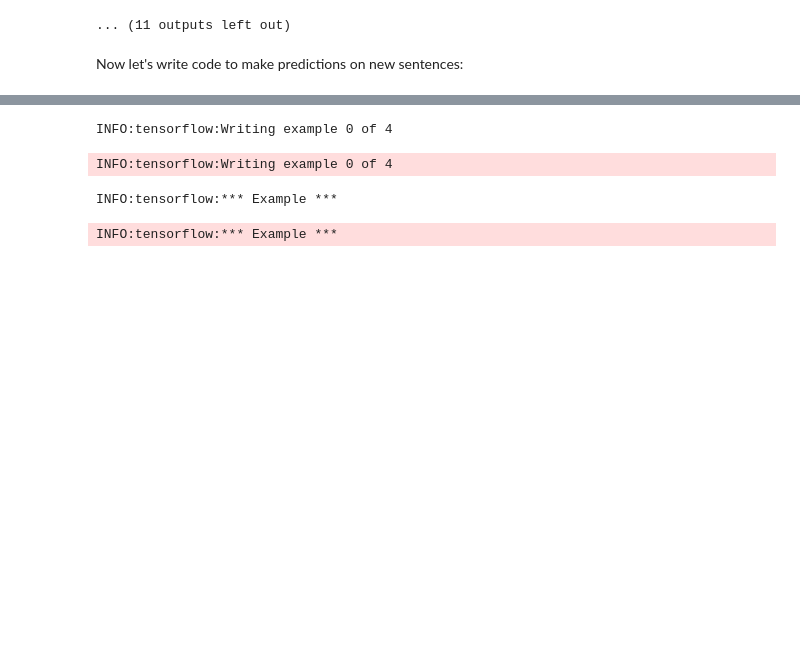
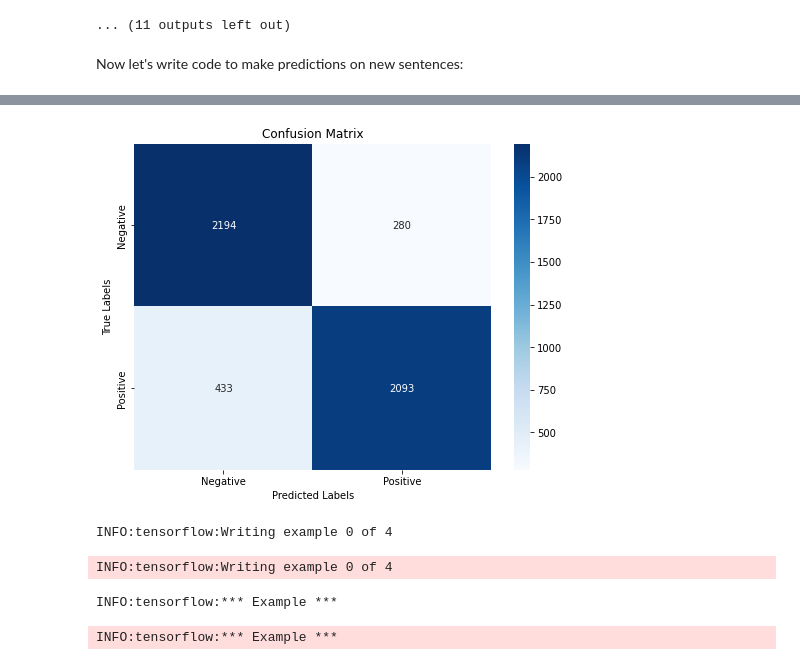
Before and after one commit to Heytgala/BERT-Model, a Jupyter notebook: MoviePrediction.ipynb, the cells around one changed output, grey strips where cells are left out. Drawn from its saved outputs; the diff is of its cells as text; code cells hidden in the pictures; blank space fills up the shorter version.

Commit message:
Final Movie Prediction Code

```diff
--- a/MoviePrediction.ipynb
+++ b/MoviePrediction.ipynb
@@ -324,8 +325,8 @@ def model_fn_builder(num_labels, learning_rate, num_train_steps,
 # Compute train and warmup steps from batch size
 # These hyperparameters are copied from this colab notebook (https://colab.sandbox.google.com/github/tensorflow/tpu/blob/master/tools/colab/bert_finetuning_with_cloud_tpus.ipynb)
 BATCH_SIZE = 32
-LEARNING_RATE = 2e-4
-NUM_TRAIN_EPOCHS = 1.0
+LEARNING_RATE = 2e-5
+NUM_TRAIN_EPOCHS = 2.0
 # Warmup is a period of time where hte learning rate
 # is small and gradually increases--usually helps training.
 WARMUP_PROPORTION = 0.1
@@ -426,3 +451,9 @@ INFO:tensorflow:Restoring parameters from C:\Local Drive D\Heyt\Chicago College
 ... (11 outputs left out)
 # %% [markdown]
 Now let's write code to make predictions on new sentences:
+# %%
+predictions = list(estimator.predict(input_fn=test_input_fn))
+predicted_labels = [p['labels'] for p in predictions]
+true_labels = test[LABEL_COLUMN].values
+cm = confusion_matrix(true_labels, predicted_labels)
+print(classification_report(true_labels, predicted_labels, target_names=["Negative", "Positive"]))
@@ -429,3 +474,16 @@ Now let's write code to make predictions on new sentences:
+# %%
+import seaborn as sns
+import matplotlib.pyplot as plt
+
+# Step 4: Visualize the confusion matrix as a heatmap
+plt.figure(figsize=(8, 6))
+sns.heatmap(cm, annot=True, fmt='d', cmap='Blues', xticklabels=["Negative", "Positive"], yticklabels=["Negative", "Positive"])
+plt.title('Confusion Matrix')
+plt.xlabel('Predicted Labels')
+plt.ylabel('True Labels')
+plt.show()
+# %% [output]
+[figure, added]
 # %%
 def getPrediction(in_sentences):
   labels = ["Negative", "Positive"]
```
Also changed, not shown: parts of 8 cells of this notebook, 8 other files.
